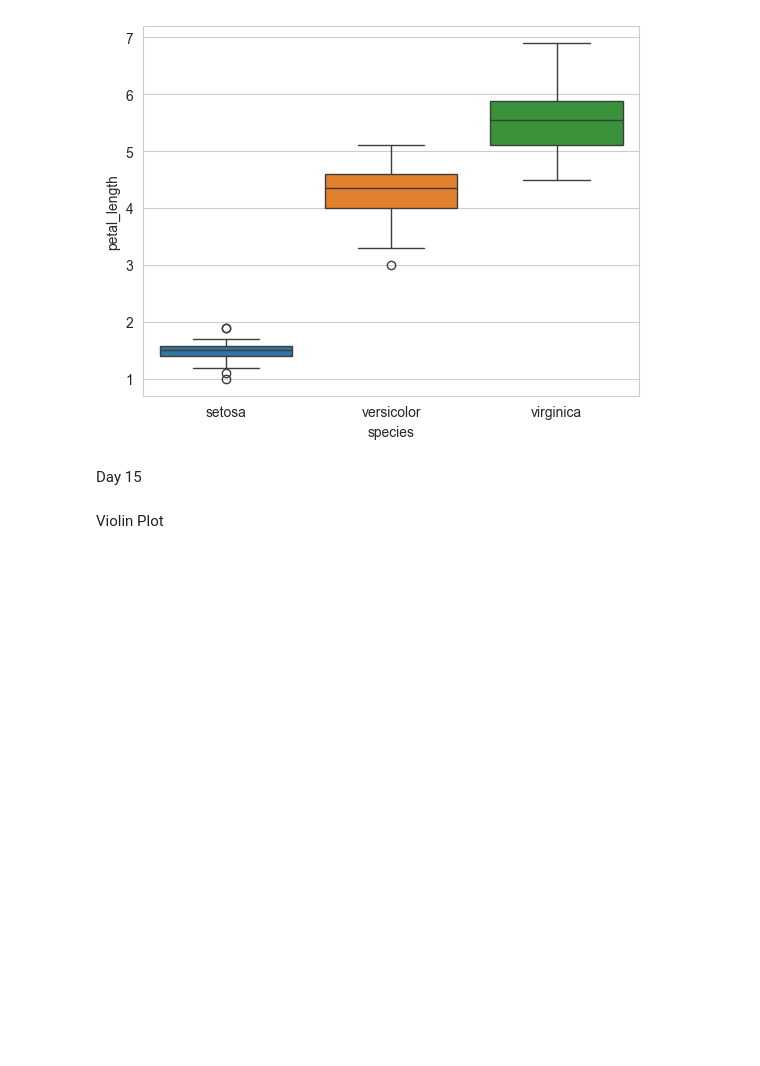
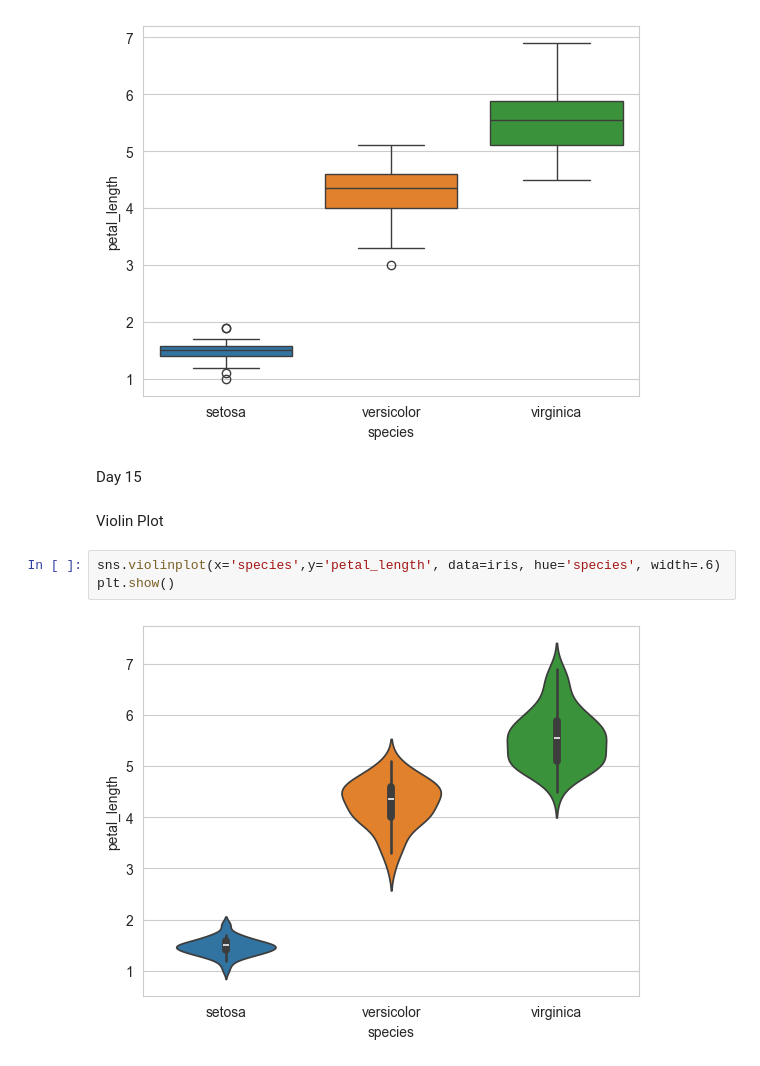
Before and after one commit to anup-byte/EDA, a Jupyter notebook: Exploratory_Data_Analysis.ipynb, the cells around one changed output. Cells and saved outputs as stored; diff of their text form; blank space fills up the shorter version.

```diff
--- a/Exploratory_Data_Analysis.ipynb
+++ b/Exploratory_Data_Analysis.ipynb
@@ -459,3 +445,8 @@ plt.show()
 Day 15
 # %% [markdown]
 Violin Plot
+# %%
+sns.violinplot(x='species',y='petal_length', data=iris, hue='species', width=.6)
+plt.show()
+# %% [output]
+[figure, added]
```
Also changed, not shown: parts of 1 cell of this notebook.
